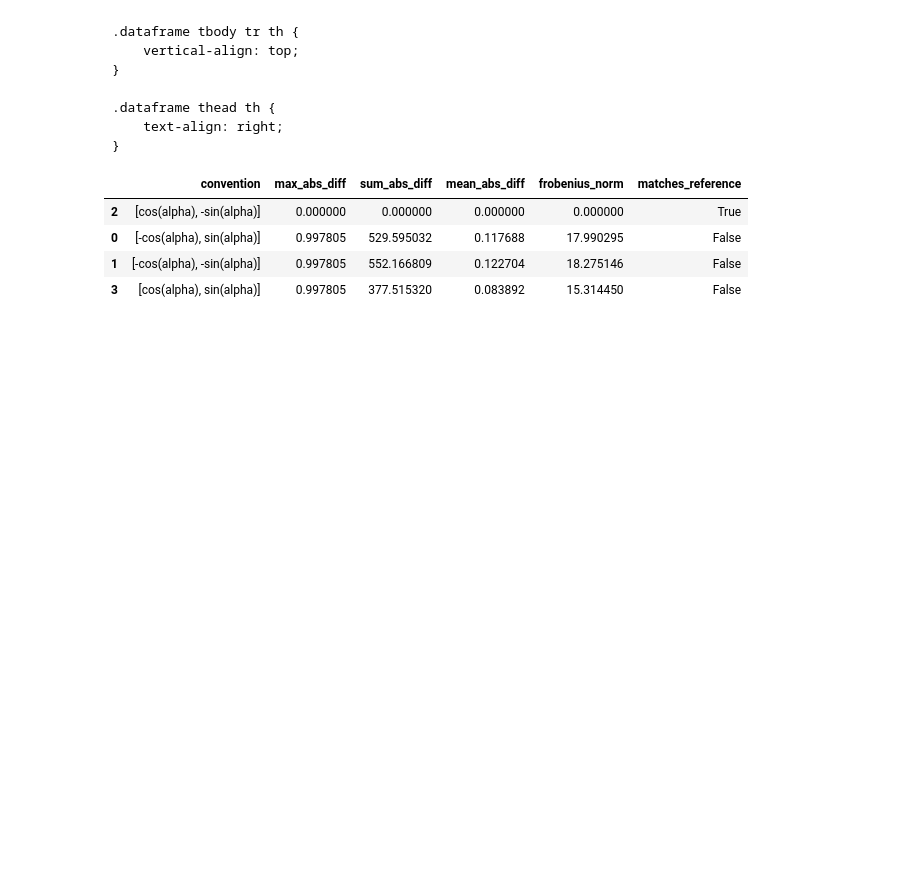
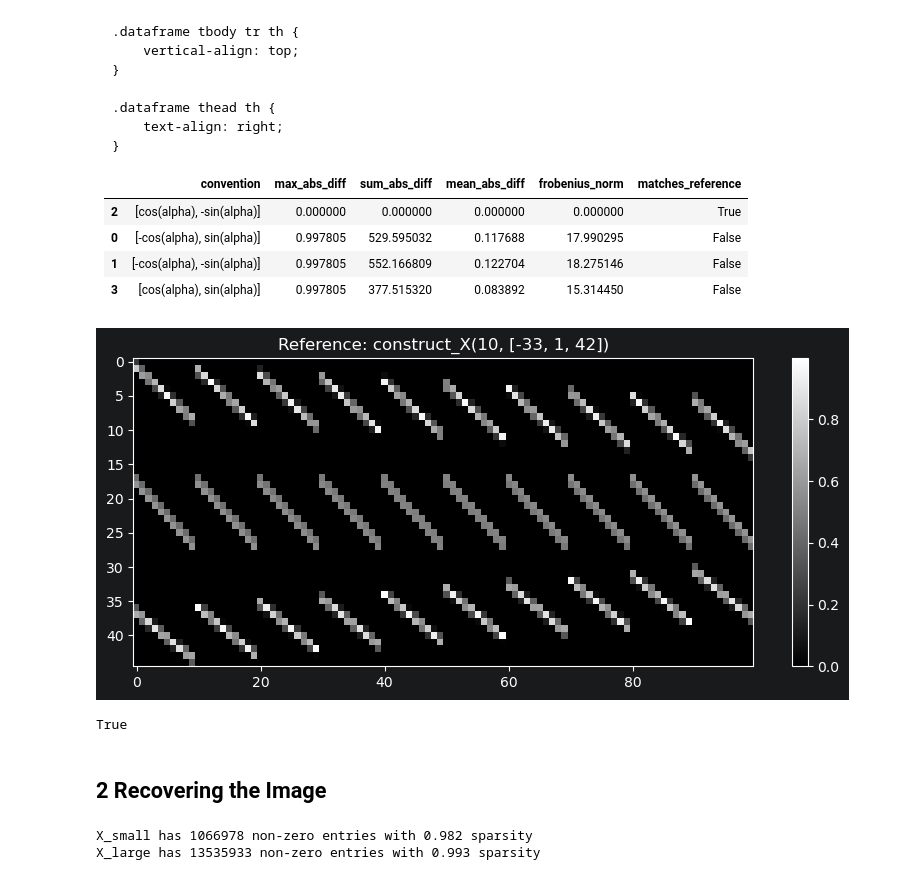
Before and after one commit to scyfyock/MLE-SS26, a Jupyter notebook: Exercises/Ex04/tomography.ipynb, the cells around one changed output. Drawn from its saved outputs; the diff is of its cells as text; code cells hidden in the pictures; blank space fills up the shorter version.

Commit message:
Ex04 part 2 done
Could potentially increase atol or btol

```diff
--- a/Exercises/Ex04/tomography.ipynb
+++ b/Exercises/Ex04/tomography.ipynb
@@ -161,3 +162,46 @@ show_matrix(X_ref, "Reference: X_example.npy")
   </tbody>
 </table>
 </div>
+# %%
+X_test = construct_X(10, [-33, 1, 42]) # Test created function
+
+show_matrix(X_test, "Reference: construct_X(10, [-33, 1, 42])")
+
+### Compare against figure 2
+comparison = np.allclose(X_ref, X_test.toarray())
+comparison  # Constructed X is equivalent to the reference example
+# %% [output]
+[figure, added]
+True
+# %% [markdown]
+## 2 Recovering the Image
+# %%
+# Smaller one
+a77 = np.load("hs_tomography/alphas_77.npy")
+y77 = np.load("hs_tomography/y_77.npy")
+X_small = construct_X(77, a77)
+
+# Larger one
+a195 = np.load("hs_tomography/alphas_195.npy")
+y195 = np.load("hs_tomography/y_195.npy")
+X_large = construct_X(195, a195)
+
+# Exactly how many non-zero entries does X have? Use scipy's tools to and out and report the sparsity of X.
+X_small_nnz = X_small.nnz
+X_small_sparsity = (np.prod(X_small.shape) - X_small_nnz) / np.prod(X_small.shape)
+print(f"X_small has {X_small_nnz} non-zero entries with {X_small_sparsity:.3f} sparsity")
+
+X_large_nnz = X_large.nnz
+X_large_sparsity = (np.prod(X_large.shape) - X_large_nnz) / np.prod(X_large.shape)
+print(f"X_large has {X_large_nnz} non-zero entries with {X_large_sparsity:.3f} sparsity")
+
+# Original image reconstruction
+# X_77_reference = np.load("hs_tomography/X_77.npy", allow_pickle=True)
+# X_77_reference = scipy.sparse.csc_matrix(X_77_reference.all())
+
+small_image = lsqr(X_small, y77, atol=1e-05, btol = 1e-05)
+large_image = lsqr(X_large, y195, atol=1e-05, btol = 1e-05)
+# reference_image = lsqr(X_77_reference, y77, atol=1e-05, btol = 1e-05) # Dimension mismatch???
+# %% [output]
+X_small has 1066978 non-zero entries with 0.982 sparsity
+X_large has 13535933 non-zero entries with 0.993 sparsity
```
Also changed, not shown: parts of 5 cells of this notebook.
